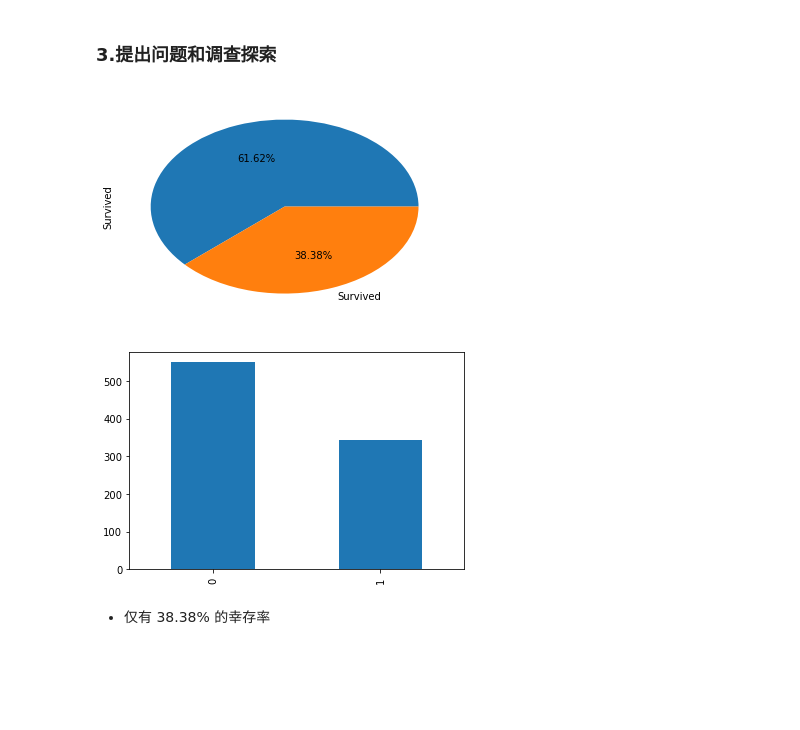
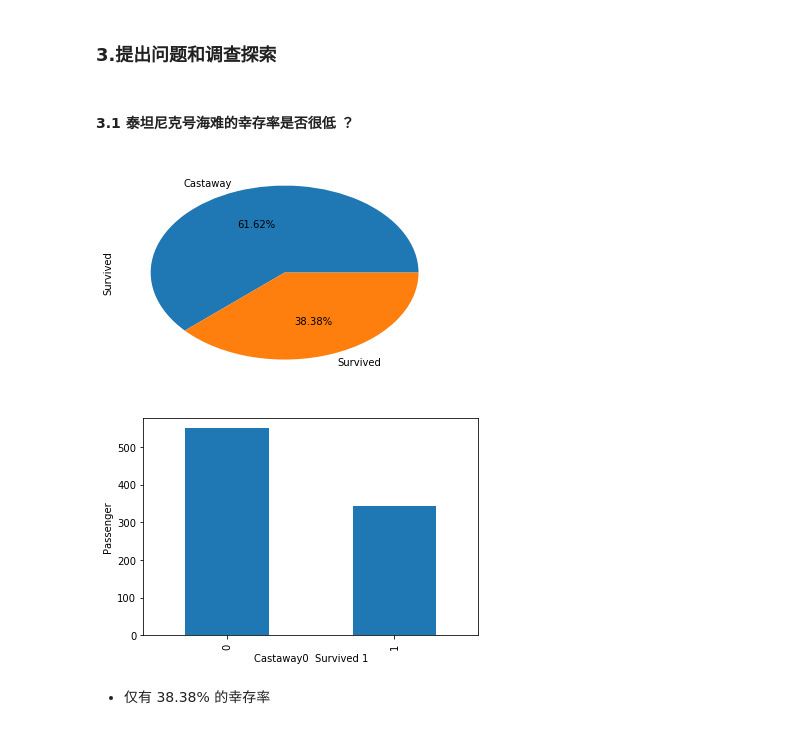
Before and after one commit to frankjiang666/Titanic-, a Jupyter notebook: P4_Titanic.ipynb, the cells around one changed output. Cells and saved outputs as stored; diff of their text form; code cells hidden in the pictures; blank space fills up the shorter version.

```diff
--- a/P4_Titanic.ipynb
+++ b/P4_Titanic.ipynb
@@ -190,15 +190,19 @@ titanic_df.head()
 | 4 | 5 | 0 | 3 | Allen, Mr. William Henry | male | 35.0 | 0 | 0 | 373450 | 8.0500 | ... |
 # %% [markdown]
 ### 3.提出问题和调查探索
+# %% [markdown]
+#### 3.1 泰坦尼克号海难的幸存率是否很低  ？
 # %%
 # 查看船员遇难和生还情况
 
-titanic_df.Survived.value_counts().plot(kind='pie',autopct='%.2f%%',labels=['','Survived'])
+titanic_df.Survived.value_counts().plot(kind='pie',autopct='%.2f%%',labels=['Castaway','Survived'])
 plt.show()
 titanic_df.Survived.value_counts().plot(kind='bar')
+plt.xlabel('Castaway0  Survived 1')
+plt.ylabel('Passenger')
 plt.show()
 # %% [output]
-[figure, old version]
+[figure, new version]
-[figure, old version]
+[figure, new version]
 # %% [markdown]
 - 仅有 38.38% 的幸存率
```
Also changed, not shown: parts of 15 cells of this notebook.
